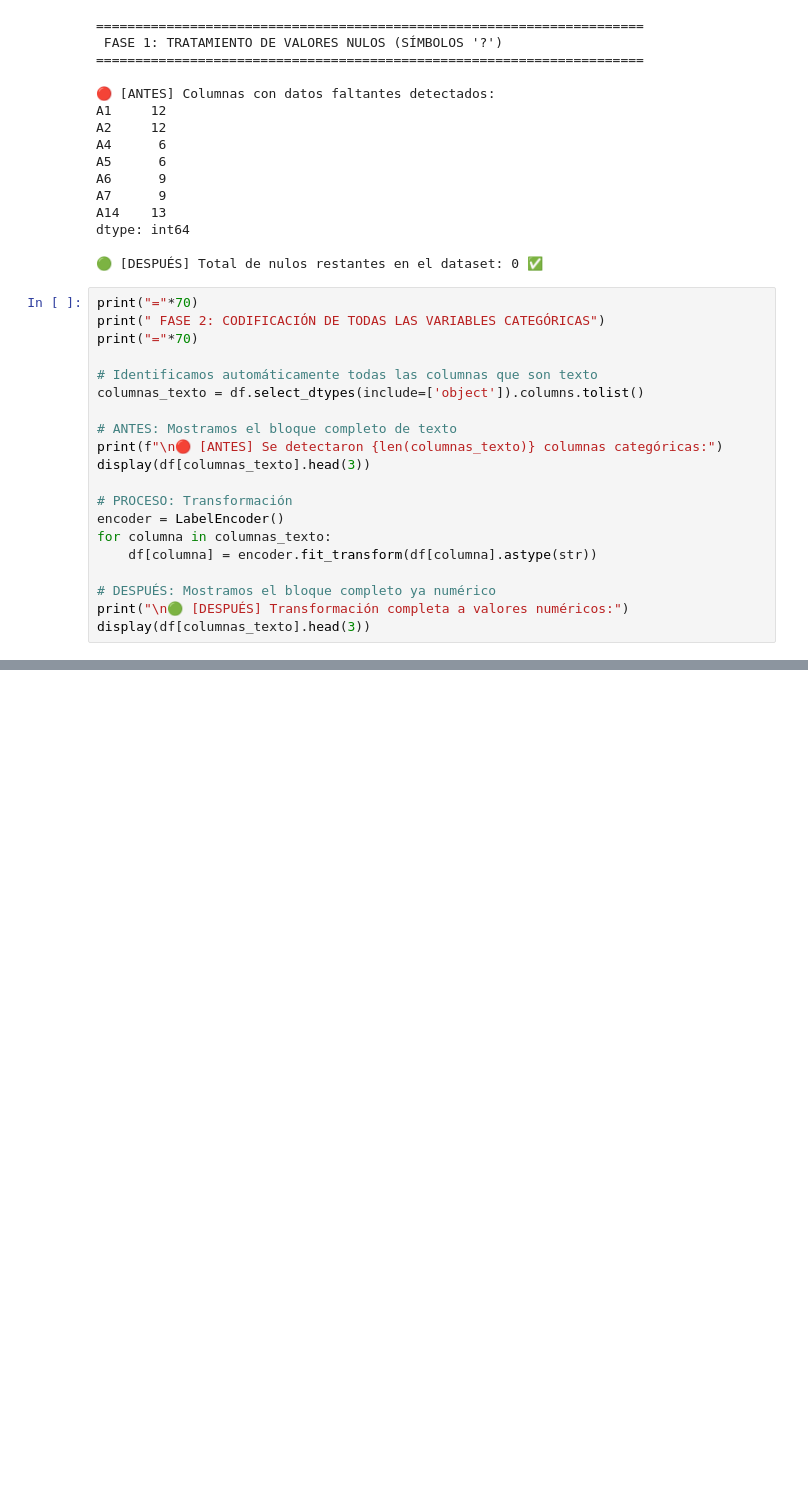
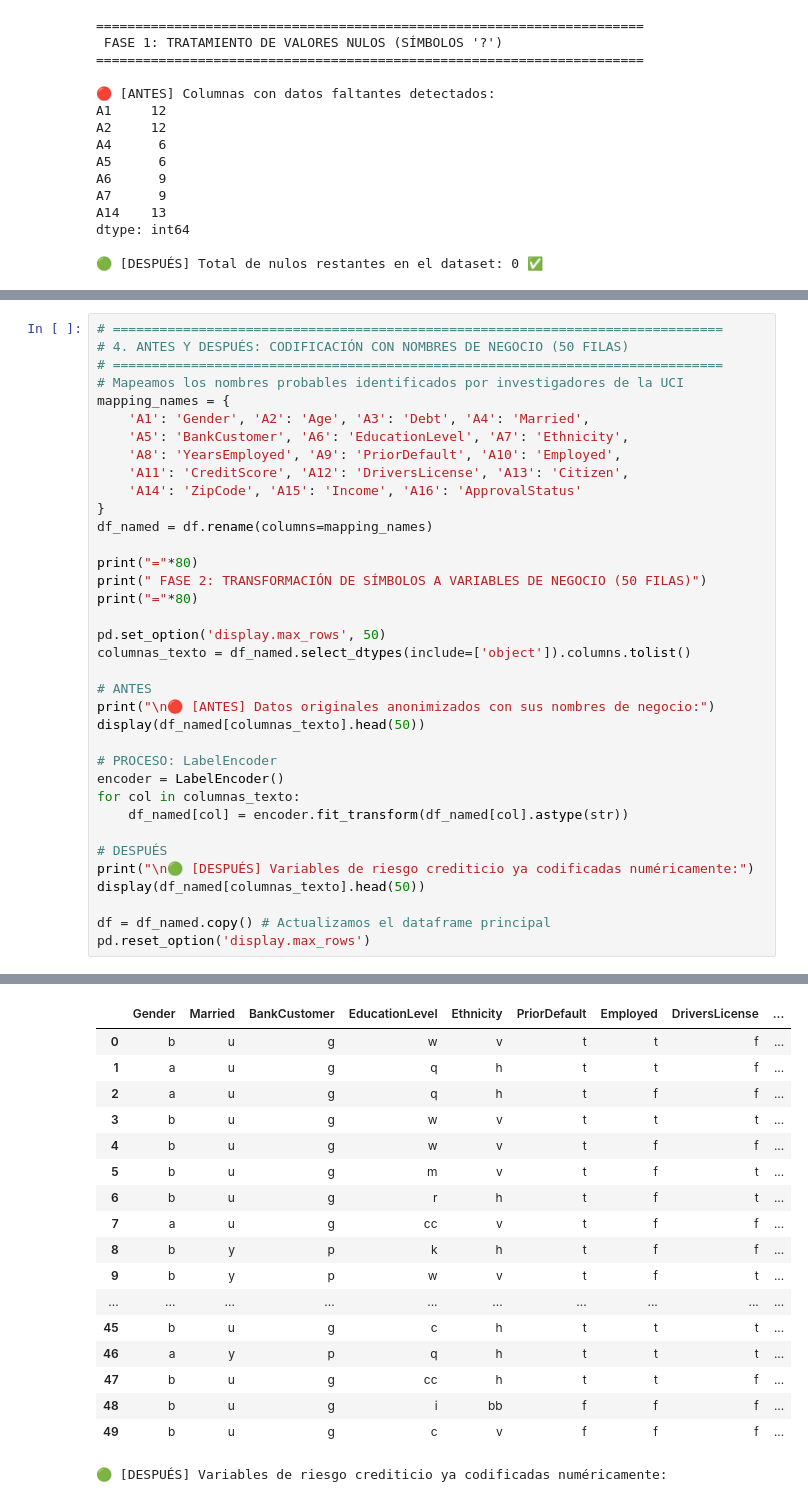
Before and after one commit to NelvaAdalit/Machine-Learning-SIS420-Datasets, a Jupyter notebook: 06_Credit_Approval_Analysis.ipynb, the cells around one changed output, grey strips where cells are left out. Saved outputs shown, nothing was run; the diff lists cells and outputs as text; blank space fills up the shorter version.

```diff
--- a/06_Credit_Approval_Analysis.ipynb
+++ b/06_Credit_Approval_Analysis.ipynb
@@ -94,23 +94,3 @@ A14    13
 dtype: int64
 
 🟢 [DESPUÉS] Total de nulos restantes en el dataset: 0 ✅
-# %%
-print("="*70)
-print(" FASE 2: CODIFICACIÓN DE TODAS LAS VARIABLES CATEGÓRICAS")
-print("="*70)
-
-# Identificamos automáticamente todas las columnas que son texto
-columnas_texto = df.select_dtypes(include=['object']).columns.tolist()
-
-# ANTES: Mostramos el bloque completo de texto
-print(f"\n🔴 [ANTES] Se detectaron {len(columnas_texto)} columnas categóricas:")
-display(df[columnas_texto].head(3))
-
-# PROCESO: Transformación
-encoder = LabelEncoder()
-for columna in columnas_texto:
-    df[columna] = encoder.fit_transform(df[columna].astype(str))
-
-# DESPUÉS: Mostramos el bloque completo ya numérico
-print("\n🟢 [DESPUÉS] Transformación completa a valores numéricos:")
-display(df[columnas_texto].head(3))
@@ -131,0 +117,37 @@ display(df[columnas_texto].head(3))
+# %%
+# ==============================================================================
+# 4. ANTES Y DESPUÉS: CODIFICACIÓN CON NOMBRES DE NEGOCIO (50 FILAS)
+# ==============================================================================
+# Mapeamos los nombres probables identificados por investigadores de la UCI
+mapping_names = {
+    'A1': 'Gender', 'A2': 'Age', 'A3': 'Debt', 'A4': 'Married',
+    'A5': 'BankCustomer', 'A6': 'EducationLevel', 'A7': 'Ethnicity',
+    'A8': 'YearsEmployed', 'A9': 'PriorDefault', 'A10': 'Employed',
+    'A11': 'CreditScore', 'A12': 'DriversLicense', 'A13': 'Citizen',
+    'A14': 'ZipCode', 'A15': 'Income', 'A16': 'ApprovalStatus'
+}
+df_named = df.rename(columns=mapping_names)
+
+print("="*80)
+print(" FASE 2: TRANSFORMACIÓN DE SÍMBOLOS A VARIABLES DE NEGOCIO (50 FILAS)")
+print("="*80)
+
+pd.set_option('display.max_rows', 50)
+columnas_texto = df_named.select_dtypes(include=['object']).columns.tolist()
+
+# ANTES
+print("\n🔴 [ANTES] Datos originales anonimizados con sus nombres de negocio:")
+display(df_named[columnas_texto].head(50))
+
+# PROCESO: LabelEncoder
+encoder = LabelEncoder()
+for col in columnas_texto:
+    df_named[col] = encoder.fit_transform(df_named[col].astype(str))
+
+# DESPUÉS
+print("\n🟢 [DESPUÉS] Variables de riesgo crediticio ya codificadas numéricamente:")
+display(df_named[columnas_texto].head(50))
+
+df = df_named.copy() # Actualizamos el dataframe principal
+pd.reset_option('display.max_rows')
+# %% [output]
@@ -131,0 +159,18 @@ display(df[columnas_texto].head(3))
+|  | Gender | Married | BankCustomer | EducationLevel | Ethnicity | PriorDefault | Employed | DriversLicense | ... |
+| 0 | b | u | g | w | v | t | t | f | ... |
+| 1 | a | u | g | q | h | t | t | f | ... |
+| 2 | a | u | g | q | h | t | f | f | ... |
+| 3 | b | u | g | w | v | t | t | t | ... |
+| 4 | b | u | g | w | v | t | f | f | ... |
+| 5 | b | u | g | m | v | t | f | t | ... |
+| 6 | b | u | g | r | h | t | f | t | ... |
+| 7 | a | u | g | cc | v | t | f | f | ... |
+| 8 | b | y | p | k | h | t | f | f | ... |
+| 9 | b | y | p | w | v | t | f | t | ... |
+| ... | ... | ... | ... | ... | ... | ... | ... | ... | ... |
+| 45 | b | u | g | c | h | t | t | t | ... |
+| 46 | a | y | p | q | h | t | t | t | ... |
+| 47 | b | u | g | cc | h | t | t | f | ... |
+| 48 | b | u | g | i | bb | f | f | f | ... |
+| 49 | b | u | g | c | v | f | f | f | ... |
+🟢 [DESPUÉS] Variables de riesgo crediticio ya codificadas numéricamente:
```
Also changed, not shown: parts of 6 cells of this notebook.
